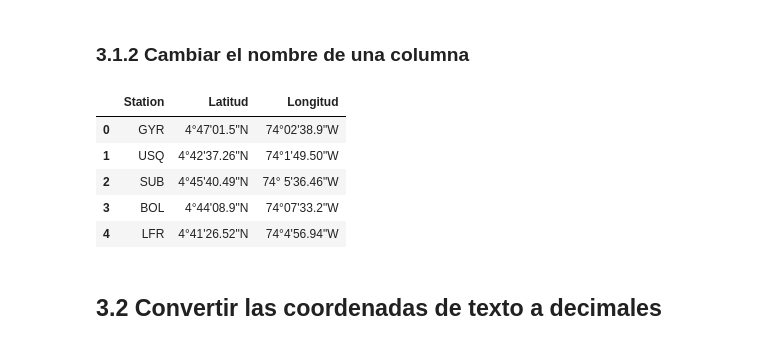
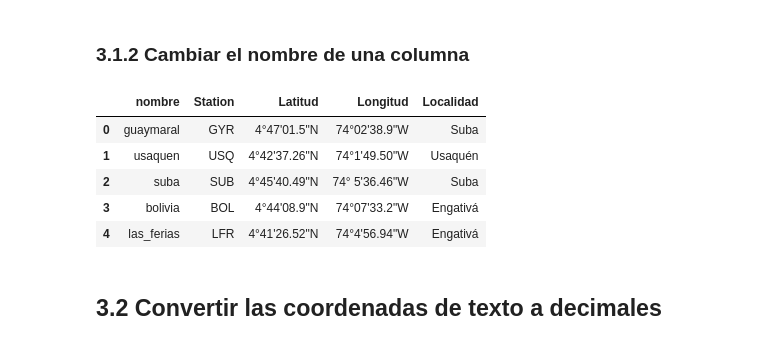
Before and after one commit to elkin5/ciencia-datos-manejo-analisis, a Jupyter notebook: Taller1/CIenciaDatosTaller1.ipynb, the cells around one changed output. Saved outputs shown, nothing was run; the diff lists cells and outputs as text; code cells hidden in the pictures.

```diff
--- a/Taller1/CIenciaDatosTaller1.ipynb
+++ b/Taller1/CIenciaDatosTaller1.ipynb
@@ -215,8 +199,8 @@ df.head()
 | 3 | 108.3 | 81.0 | 3.704 | 9.886 | 13.591 | 0.29549 | 6.565 | USM | 01-01-2021 04:00 | True |
 | 4 | 87.7 | 56.1 | 2.098 | 9.272 | 11.371 | 0.16621 | 9.513 | USM | 01-01-2021 05:00 | True |
 # %%
-df_stations = pd.read_csv('work/dataScienceCourse/data/stations_loc.csv')
-df_stations.head()
+stations = pd.read_csv('work/dataScienceCourse/data/stations_loc.csv')
+stations.head()
 # %% [output]
 |  | estacion | Sigla | Latitud | Longitud | Altitud (m) | Altura (m) | Localidad | Tipo de zona | ... |
 | 0 | guaymaral | GYR | 4°47'01.5"N | 74°02'38.9"W | 2580 | 0 | Suba | Sub urbana | ... |
@@ -227,4 +211,5 @@ df_stations.head()
 # %% [markdown]
 ### 3.1.1 Seleccionar algunas columnas del dataset stations
 # %%
-stations = df_stations[['Sigla', 'Latitud', 'Longitud']]
+stations = stations[['estacion', 'Sigla', 'Latitud', 'Longitud', 'Localidad']]
+stations.head()
@@ -232,14 +224,15 @@ stations = df_stations[['Sigla', 'Latitud', 'Longitud']]
 ### 3.1.2 Cambiar el nombre de una columna
 # %%
 stations = stations.rename(columns={'Sigla': 'Station'}) #Columna Sigla por Station
+stations = stations.rename(columns={'estacion': 'nombre'}) #Columna estacion por nombre
 stations.head()
 # %% [output]
-|  | Station | Latitud | Longitud |
-| 0 | GYR | 4°47'01.5"N | 74°02'38.9"W |
-| 1 | USQ | 4°42'37.26"N | 74°1'49.50"W |
-| 2 | SUB | 4°45'40.49"N | 74° 5'36.46"W |
-| 3 | BOL | 4°44'08.9"N | 74°07'33.2"W |
-| 4 | LFR | 4°41'26.52"N | 74°4'56.94"W |
+|  | nombre | Station | Latitud | Longitud | Localidad |
+| 0 | guaymaral | GYR | 4°47'01.5"N | 74°02'38.9"W | Suba |
+| 1 | usaquen | USQ | 4°42'37.26"N | 74°1'49.50"W | Usaquén |
+| 2 | suba | SUB | 4°45'40.49"N | 74° 5'36.46"W | Suba |
+| 3 | bolivia | BOL | 4°44'08.9"N | 74°07'33.2"W | Engativá |
+| 4 | las_ferias | LFR | 4°41'26.52"N | 74°4'56.94"W | Engativá |
 # %% [markdown]
 ## 3.2 Convertir las coordenadas de texto a decimales
 # %%
```
Also changed, not shown: parts of 16 cells of this notebook, 7 other files.
